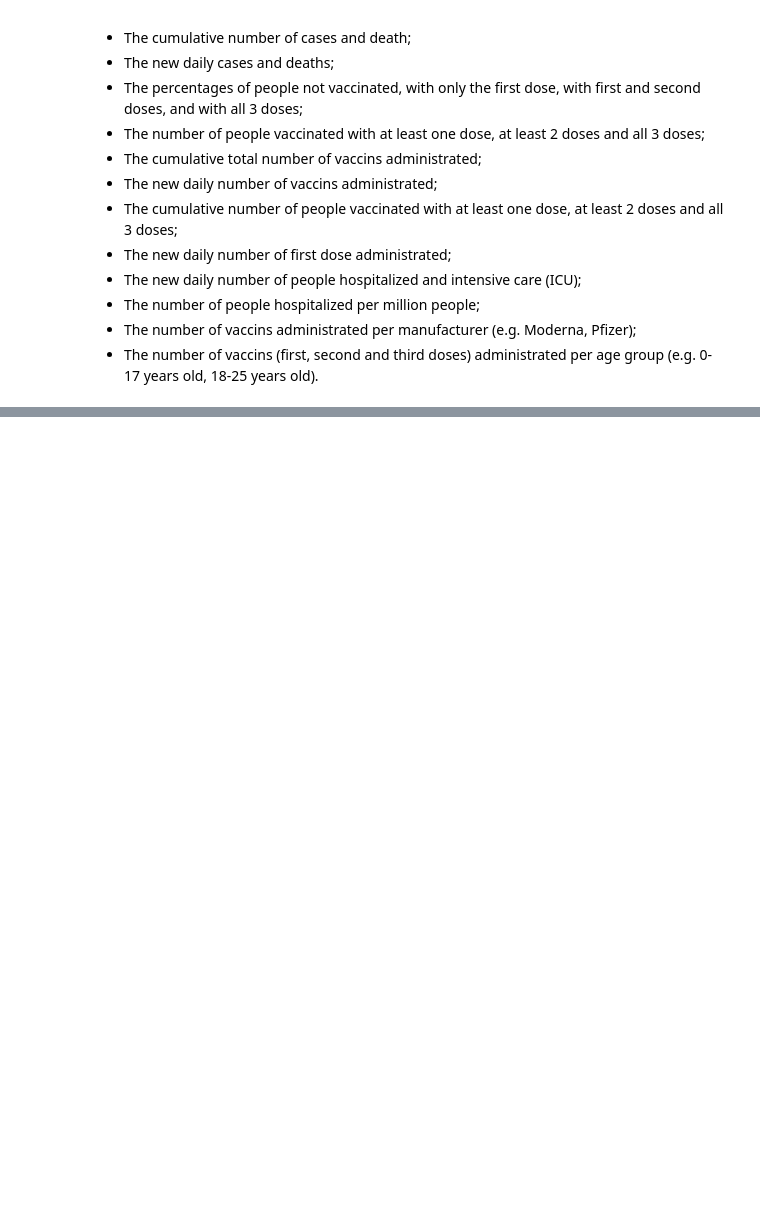
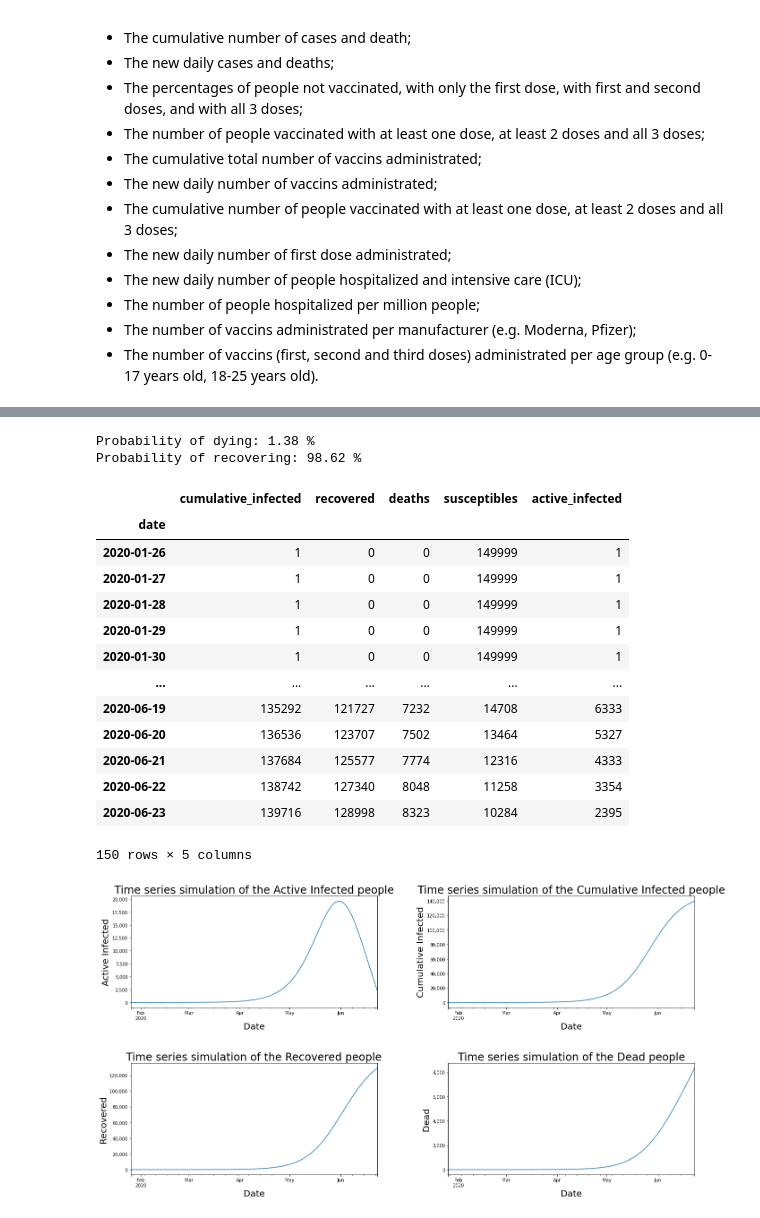
Before and after one commit to glapointe7/Covid19, a Jupyter notebook: Covid-19 Analysis.ipynb, the cells around one changed output, grey strips where cells are left out. Cells and saved outputs as stored; diff of their text form; code cells hidden in the pictures; blank space fills up the shorter version.

```diff
--- a/Covid-19 Analysis.ipynb
+++ b/Covid-19 Analysis.ipynb
@@ -193,0 +674,37 @@ Dropdown(description='Sort by', index=1, options=('(Select a way to sort)', 'Tot
+# %%
+# Model parameters.
+parameters = {'alpha': 0.0021,
+              'beta': 0.00000065,
+              'gamma': 0.15,
+              'population': 150000,
+              'days': 150}
+
+first_date = pd.to_datetime(min(daily_cases.loc[daily_cases['total_cases'] > 0].index))
+initial_values = {'C0': 1,
+                  'R0': 0,
+                  'D0': 0,
+                  'date': first_date}
+
+model = PropagationModel.createPropagationSimulation(initial_values, parameters)
+print("Probability of dying: {:.2f} %".format(parameters['alpha'] / (parameters['alpha'] + parameters['gamma']) * 100))
+print("Probability of recovering: {:.2f} %".format(parameters['gamma'] / (parameters['alpha'] + parameters['gamma']) * 100))
+display(model)
+PropagationModel.plotModelSimulation(model)
+# %% [output]
+Probability of dying: 1.38 %
+Probability of recovering: 98.62 %
+|  | cumulative_infected | recovered | deaths | susceptibles | active_infected |
+| date |  |  |  |  |  |
+| 2020-01-26 | 1 | 0 | 0 | 149999 | 1 |
+| 2020-01-27 | 1 | 0 | 0 | 149999 | 1 |
+| 2020-01-28 | 1 | 0 | 0 | 149999 | 1 |
+| 2020-01-29 | 1 | 0 | 0 | 149999 | 1 |
+| 2020-01-30 | 1 | 0 | 0 | 149999 | 1 |
+| ... | ... | ... | ... | ... | ... |
+| 2020-06-19 | 135292 | 121727 | 7232 | 14708 | 6333 |
+| 2020-06-20 | 136536 | 123707 | 7502 | 13464 | 5327 |
+| 2020-06-21 | 137684 | 125577 | 7774 | 12316 | 4333 |
+| 2020-06-22 | 138742 | 127340 | 8048 | 11258 | 3354 |
+| 2020-06-23 | 139716 | 128998 | 8323 | 10284 | 2395 |
+150 rows × 5 columns
+[figure, added]
```
Also changed, not shown: parts of 27 cells of this notebook, 4 other files.
